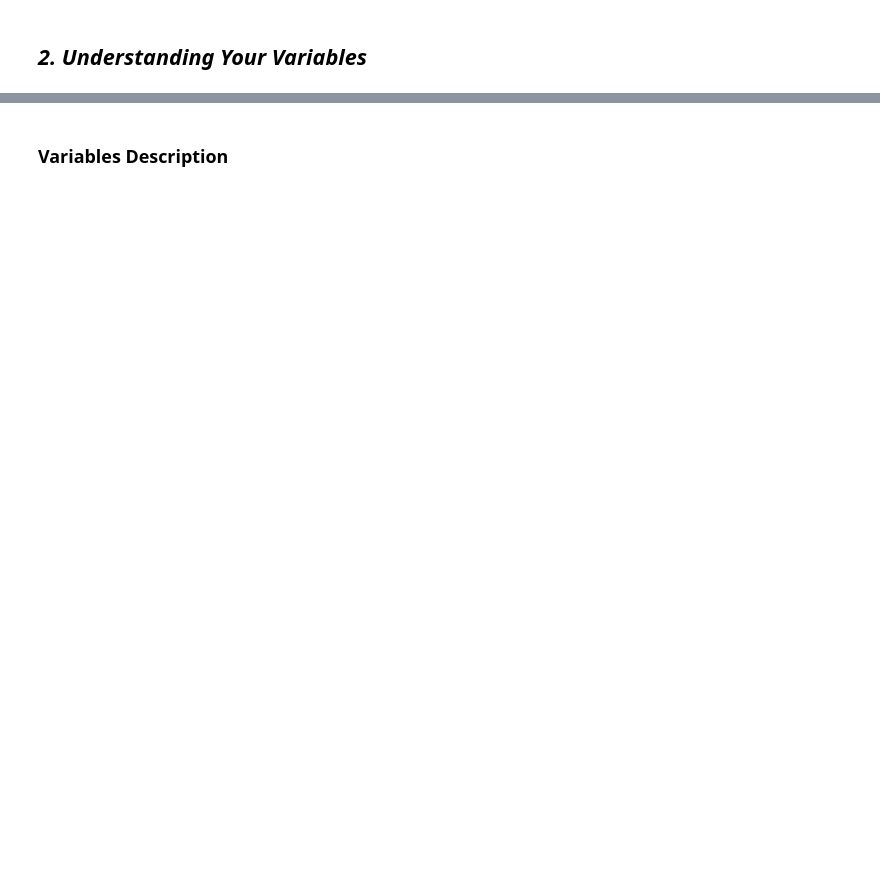
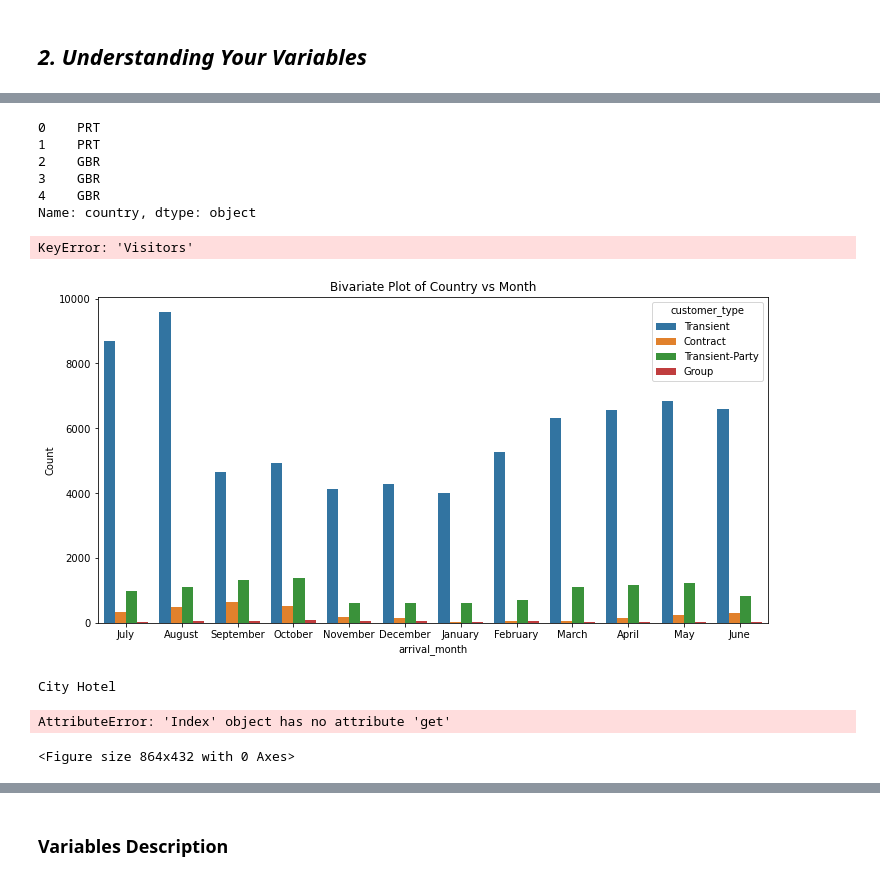
Before and after one commit to Brohit0/Capstone--Hotel-Booking-Analysis, a Jupyter notebook: Hotel_Booking_Analysis.ipynb, the cells around one changed output, grey strips where cells are left out. Cells and saved outputs as stored; diff of their text form; code cells hidden in the pictures; blank space fills up the shorter version.

```diff
--- a/Hotel_Booking_Analysis.ipynb
+++ b/Hotel_Booking_Analysis.ipynb
@@ -91,7 +87,7 @@ Drive already mounted at /content/drive; to attempt to forcibly remount, call dr
 # %%
 # Hotel booking dataset read using pd.read_csv
-working_dataset = '/content/drive/MyDrive/Alma Better/Project 1/Hotel Bookings.csv'
-df = pd.read_csv(working_dataset)
+# working_dataset = '/content/drive/MyDrive/Alma Better/Project 1/Hotel Bookings.csv'
+df = pd.read_csv('Hotel Bookings.csv')
 # %% [markdown]
 #** Exploring Dataset **
 # %% [markdown]
@@ -391,0 +483,8 @@ df1.describe(include='all')
+# %%
+#Making another copy of the dataset
+df2=df1.copy()
+# Convert the text month to a datetime format
+df2['Date'] = pd.to_datetime(df2['arrival_date_day_of_month'].astype(str)+ ' ' + df['arrival_date_month'] + ', ' + df['arrival_date_year'].astype(str))
+
+# Format the datetime column to display month name
+df2['Date'] = df2['Date'].dt.strftime('%d-%m-%Y')
@@ -391,0 +501,59 @@ df1.describe(include='all')
+# %%
+df2=df2.rename(columns={'arrival_date_month':'arrival_month','arrival_date_day_of_month':'arrival_day','arrival_date_year':'arrival_year','arrival_date_week_number':'arrival_week'})
+# %%
+df2['country'].head()
+# %% [output]
+0    PRT
+1    PRT
+2    GBR
+3    GBR
+4    GBR
+Name: country, dtype: object
+# %%
+grouped = df2.groupby(['country', 'arrival_month']).sum().reset_index()
+top10_countries = grouped.sort_values('Visitors', ascending=False).head(10)
+# %% [output]
+KeyError: 'Visitors'
+# %%
+# Increase the size of the graph
+plt.figure(figsize=(12, 6))
+
+# Plot the bivariate visualization for country vs month
+sns.countplot(x='arrival_month', data=df2,hue='customer_type')
+
+# Add labels and title
+plt.xlabel('arrival_month')
+plt.ylabel('Count')
+plt.title('Bivariate Plot of Country vs Month')
+
+# Show the plot
+plt.show()
+# %% [output]
+[figure, added]
+# %%
+hc = df2.groupby('hotel').agg({'is_canceled': 'sum'})
+hc = hc.sort_values(by='is_canceled', ascending=False)
+hotel_with_highest_cancellation = hc.index[0]
+print(hotel_with_highest_cancellation)
+# %% [output]
+City Hotel
+# %%
+# Increase the size of the plot
+plt.figure(figsize=(12, 6))
+
+# Plot the bar plot of hotel vs number of cancellations
+sns.barplot(x=hotel_with_highest_cancellation, y='is_canceled', data=hotel_with_highest_cancellation)
+
+# Add labels and title
+plt.xlabel('Hotel')
+plt.ylabel('Number of Cancellations')
+plt.title('Booking Cancellations by Hotel')
+
+# Rotate the x-axis labels
+plt.xticks(rotation=90)
+
+# Show the plot
+plt.show()
+# %% [output]
+AttributeError: 'Index' object has no attribute 'get'
+<Figure size 864x432 with 0 Axes>
```
Also changed, not shown: parts of 17 cells of this notebook.
